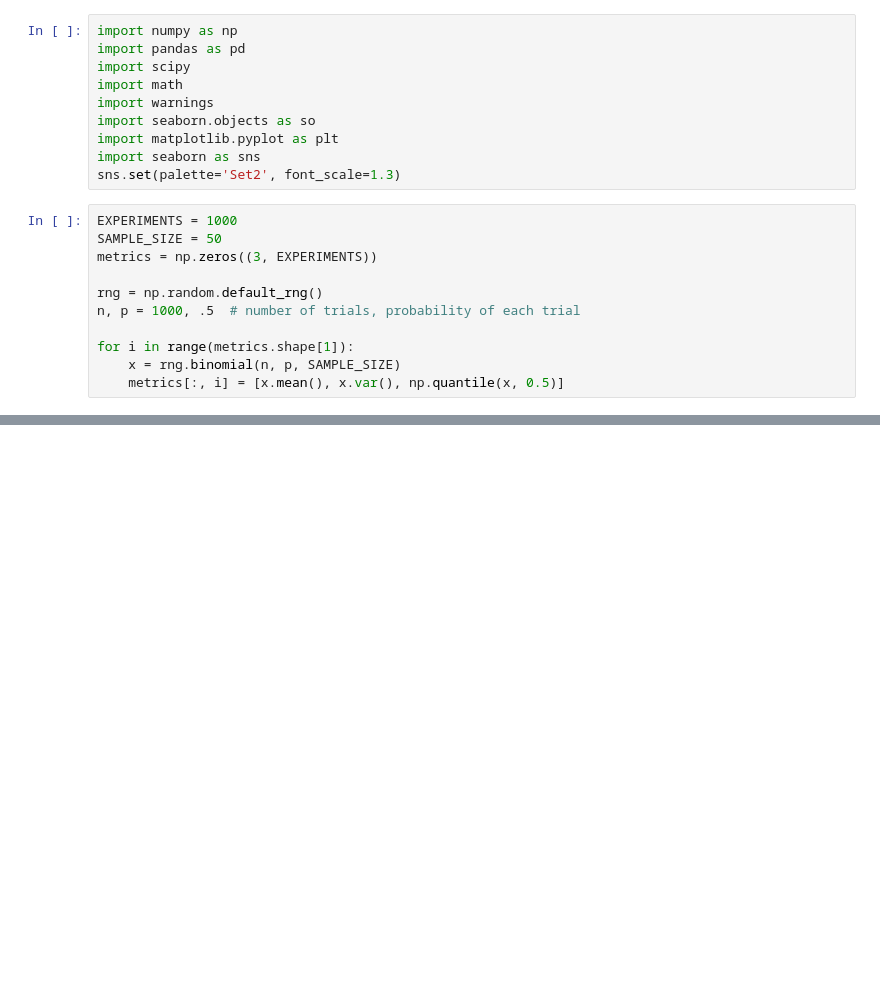
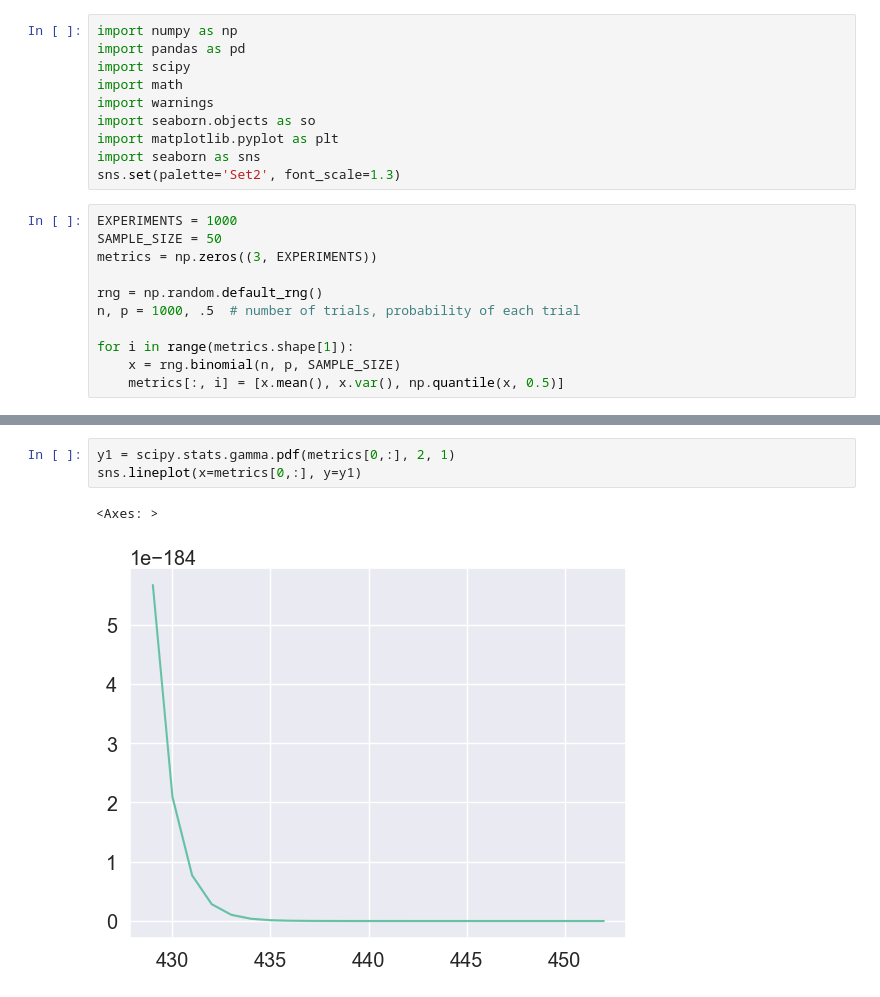
Before and after one commit to prawwtocol/lab1, a Jupyter notebook: task1.ipynb, the cells around one changed output, grey strips where cells are left out. Cells and saved outputs as stored; diff of their text form; blank space fills up the shorter version.

```diff
--- a/task1.ipynb
+++ b/task1.ipynb
@@ -49,0 +92,6 @@ array([1.52723588, 0.92490847, 2.50580855, 0.36925004, 1.37207885,
+# %%
+y1 = scipy.stats.gamma.pdf(metrics[0,:], 2, 1)
+sns.lineplot(x=metrics[0,:], y=y1)
+# %% [output]
+<Axes: >
+[figure, added]
```
Also changed, not shown: parts of 12 cells of this notebook, 1 other file.
